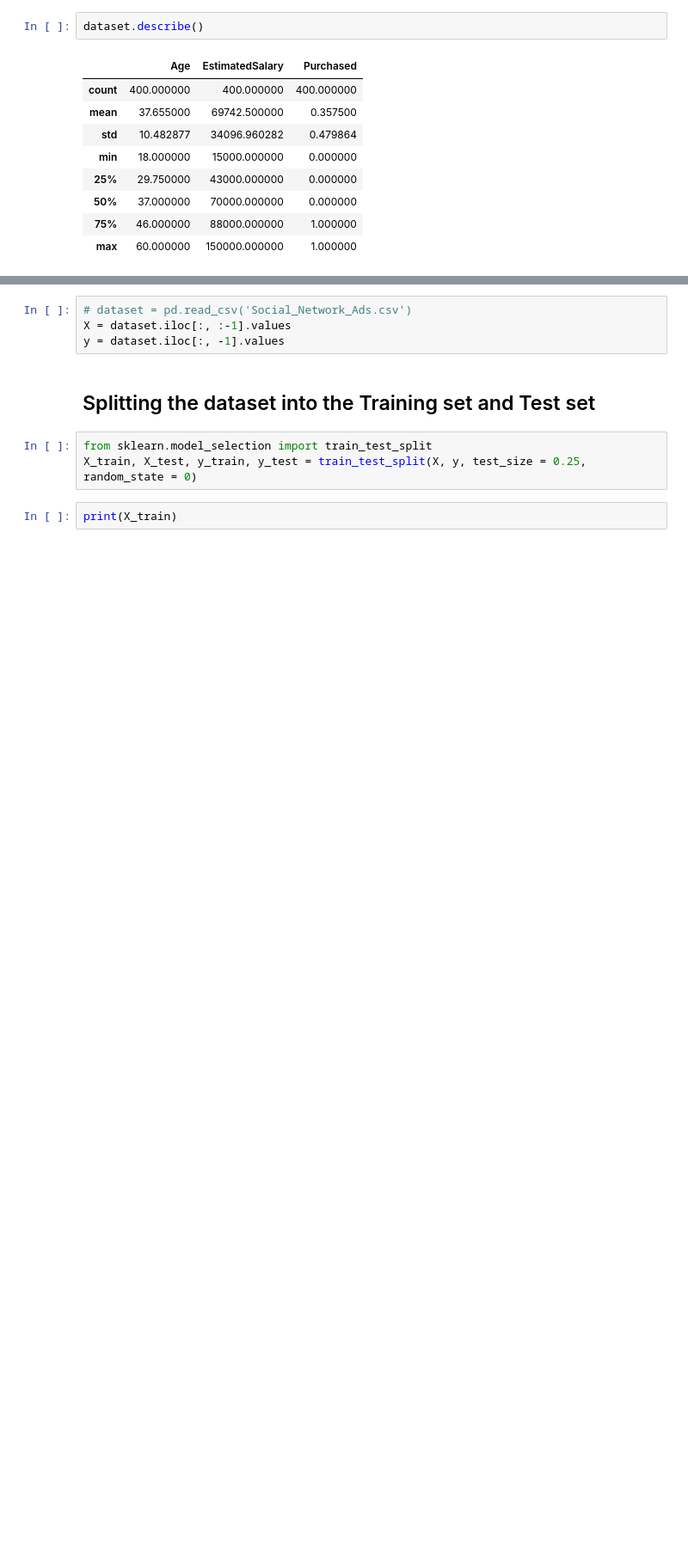
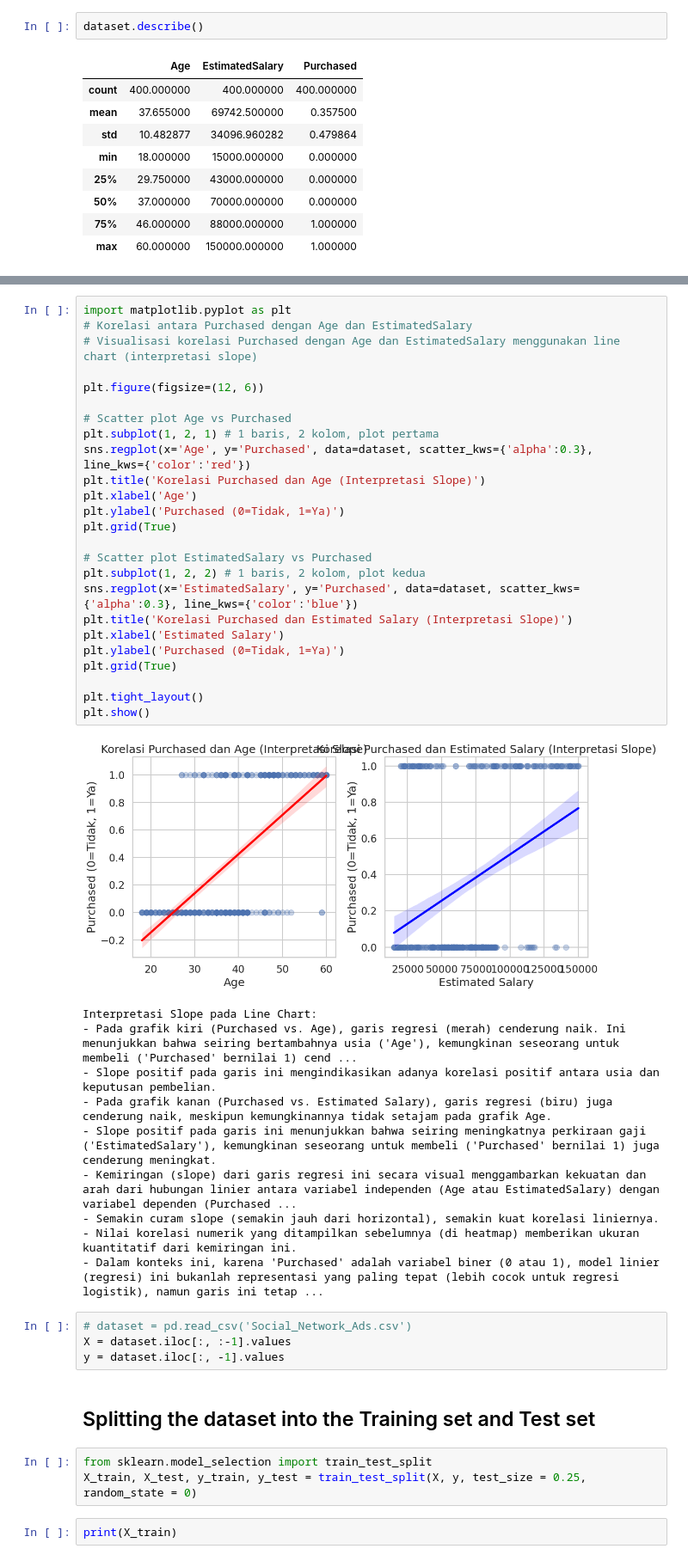
Before and after one commit to dhimassyahrial/Data-Science, a Jupyter notebook: MLcode/Classification/Decision Tree Classification/decision_tree_classification.ipynb, the cells around one changed output, grey strips where cells are left out. Shown at 86% size. Cells and saved outputs as stored; diff of their text form; blank space fills up the shorter version.

```diff
--- a/MLcode/Classification/Decision Tree Classification/decision_tree_classification.ipynb
+++ b/MLcode/Classification/Decision Tree Classification/decision_tree_classification.ipynb
@@ -25,3 +126,39 @@ dataset.describe()
+# %%
+import matplotlib.pyplot as plt
+# Korelasi antara Purchased dengan Age dan EstimatedSalary
+# Visualisasi korelasi Purchased dengan Age dan EstimatedSalary menggunakan line chart (interpretasi slope)
+
+plt.figure(figsize=(12, 6))
+
+# Scatter plot Age vs Purchased
+plt.subplot(1, 2, 1) # 1 baris, 2 kolom, plot pertama
+sns.regplot(x='Age', y='Purchased', data=dataset, scatter_kws={'alpha':0.3}, line_kws={'color':'red'})
+plt.title('Korelasi Purchased dan Age (Interpretasi Slope)')
+plt.xlabel('Age')
+plt.ylabel('Purchased (0=Tidak, 1=Ya)')
+plt.grid(True)
+
+# Scatter plot EstimatedSalary vs Purchased
+plt.subplot(1, 2, 2) # 1 baris, 2 kolom, plot kedua
+sns.regplot(x='EstimatedSalary', y='Purchased', data=dataset, scatter_kws={'alpha':0.3}, line_kws={'color':'blue'})
+plt.title('Korelasi Purchased dan Estimated Salary (Interpretasi Slope)')
+plt.xlabel('Estimated Salary')
+plt.ylabel('Purchased (0=Tidak, 1=Ya)')
+plt.grid(True)
+
+plt.tight_layout()
+plt.show()
+# %% [output]
+[figure, added]
+Interpretasi Slope pada Line Chart:
+- Pada grafik kiri (Purchased vs. Age), garis regresi (merah) cenderung naik. Ini menunjukkan bahwa seiring bertambahnya usia ('Age'), kemungkinan seseorang untuk membeli ('Purchased' bernilai 1) cend ...
+- Slope positif pada garis ini mengindikasikan adanya korelasi positif antara usia dan keputusan pembelian.
+- Pada grafik kanan (Purchased vs. Estimated Salary), garis regresi (biru) juga cenderung naik, meskipun kemungkinannya tidak setajam pada grafik Age.
+- Slope positif pada garis ini menunjukkan bahwa seiring meningkatnya perkiraan gaji ('EstimatedSalary'), kemungkinan seseorang untuk membeli ('Purchased' bernilai 1) juga cenderung meningkat.
+- Kemiringan (slope) dari garis regresi ini secara visual menggambarkan kekuatan dan arah dari hubungan linier antara variabel independen (Age atau EstimatedSalary) dengan variabel dependen (Purchased ...
+- Semakin curam slope (semakin jauh dari horizontal), semakin kuat korelasi liniernya.
+- Nilai korelasi numerik yang ditampilkan sebelumnya (di heatmap) memberikan ukuran kuantitatif dari kemiringan ini.
+- Dalam konteks ini, karena 'Purchased' adalah variabel biner (0 atau 1), model linier (regresi) ini bukanlah representasi yang paling tepat (lebih cocok untuk regresi logistik), namun garis ini tetap ...
 # %%
 # dataset = pd.read_csv('Social_Network_Ads.csv')
 X = dataset.iloc[:, :-1].values
```
Also changed, not shown: parts of 2 cells of this notebook.
